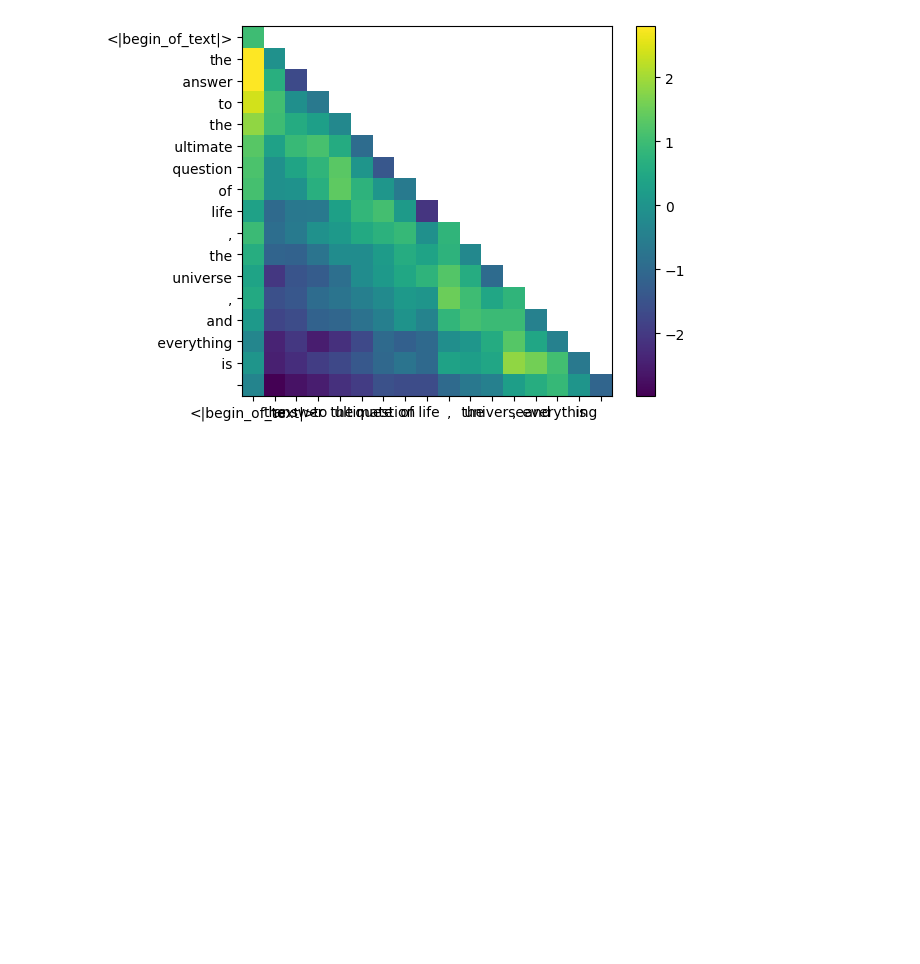
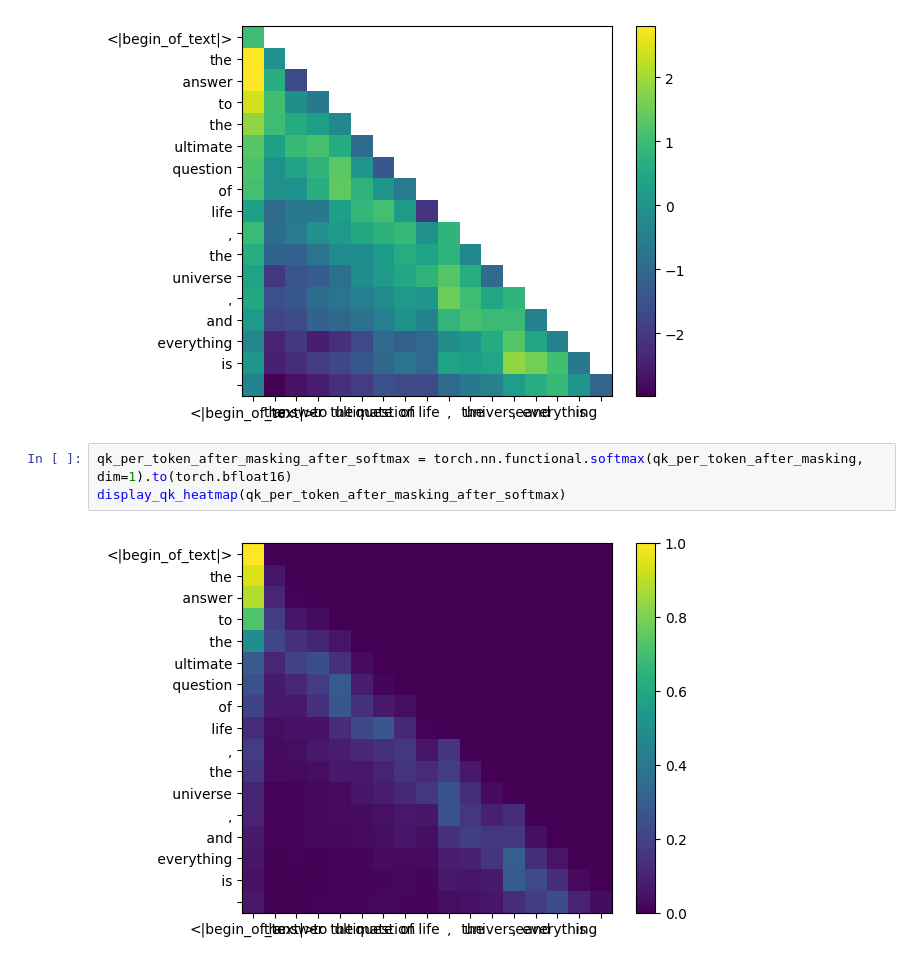
Before and after one commit to chzhyang/implement-llama3, a Jupyter notebook: llama3.ipynb, the cells around one changed output. Saved outputs shown, nothing was run; the diff lists cells and outputs as text; blank space fills up the shorter version.

```diff
--- a/llama3.ipynb
+++ b/llama3.ipynb
@@ -236,3 +236,8 @@ tensor([[0., -inf, -inf, -inf, -inf, -inf, -inf, -inf, -inf, -inf, -inf, -inf, -
         [0., 0., 0., 0., 0., 0., 0., 0., 0., 0., 0., 0., 0., 0., 0., 0., 0.]])
 [figure]
 [figure]
+# %%
+qk_per_token_after_masking_after_softmax = torch.nn.functional.softmax(qk_per_token_after_masking, dim=1).to(torch.bfloat16)
+display_qk_heatmap(qk_per_token_after_masking_after_softmax)
+# %% [output]
+[figure, added]
```
Also changed, not shown: parts of 9 cells of this notebook.
